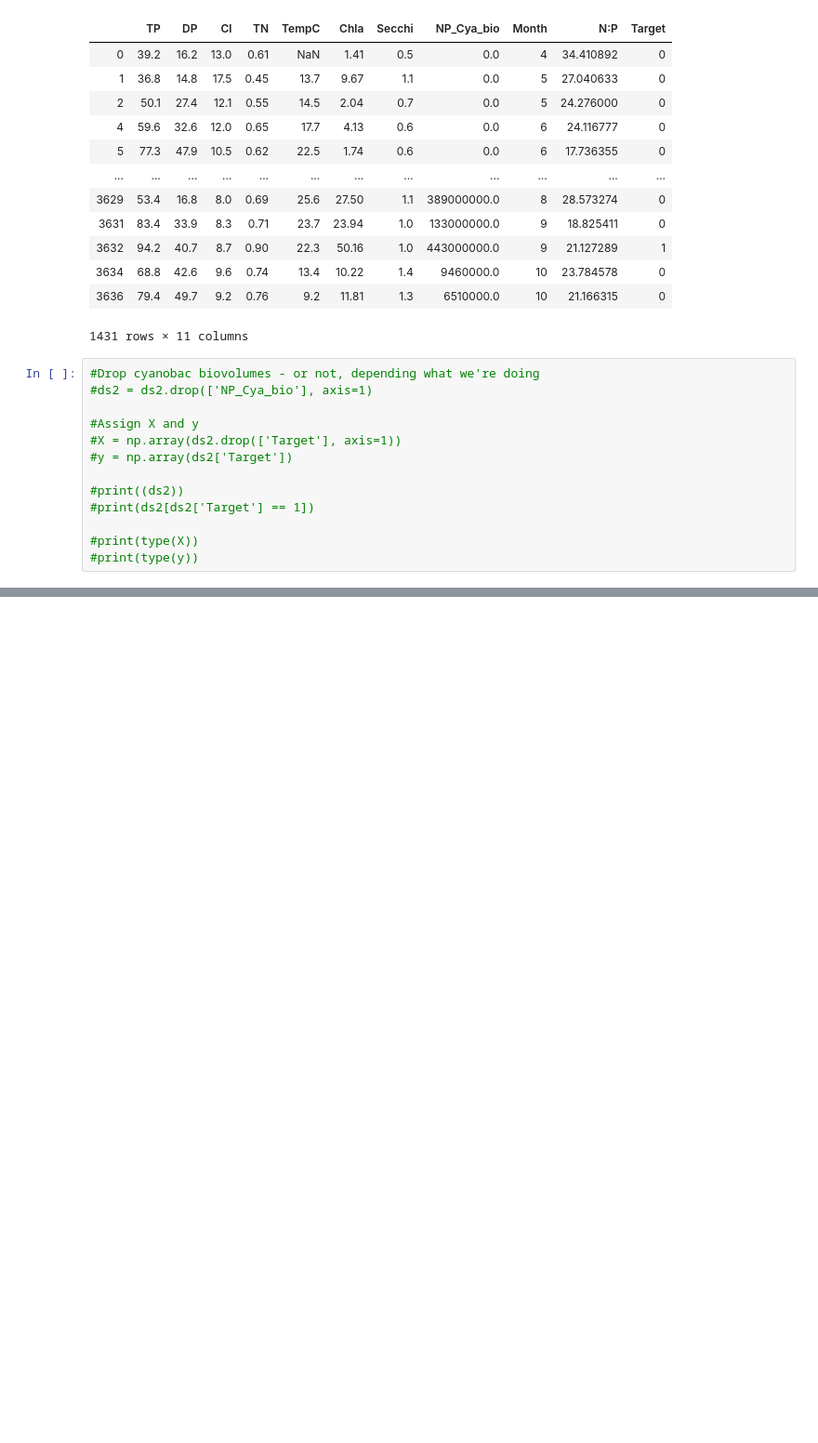
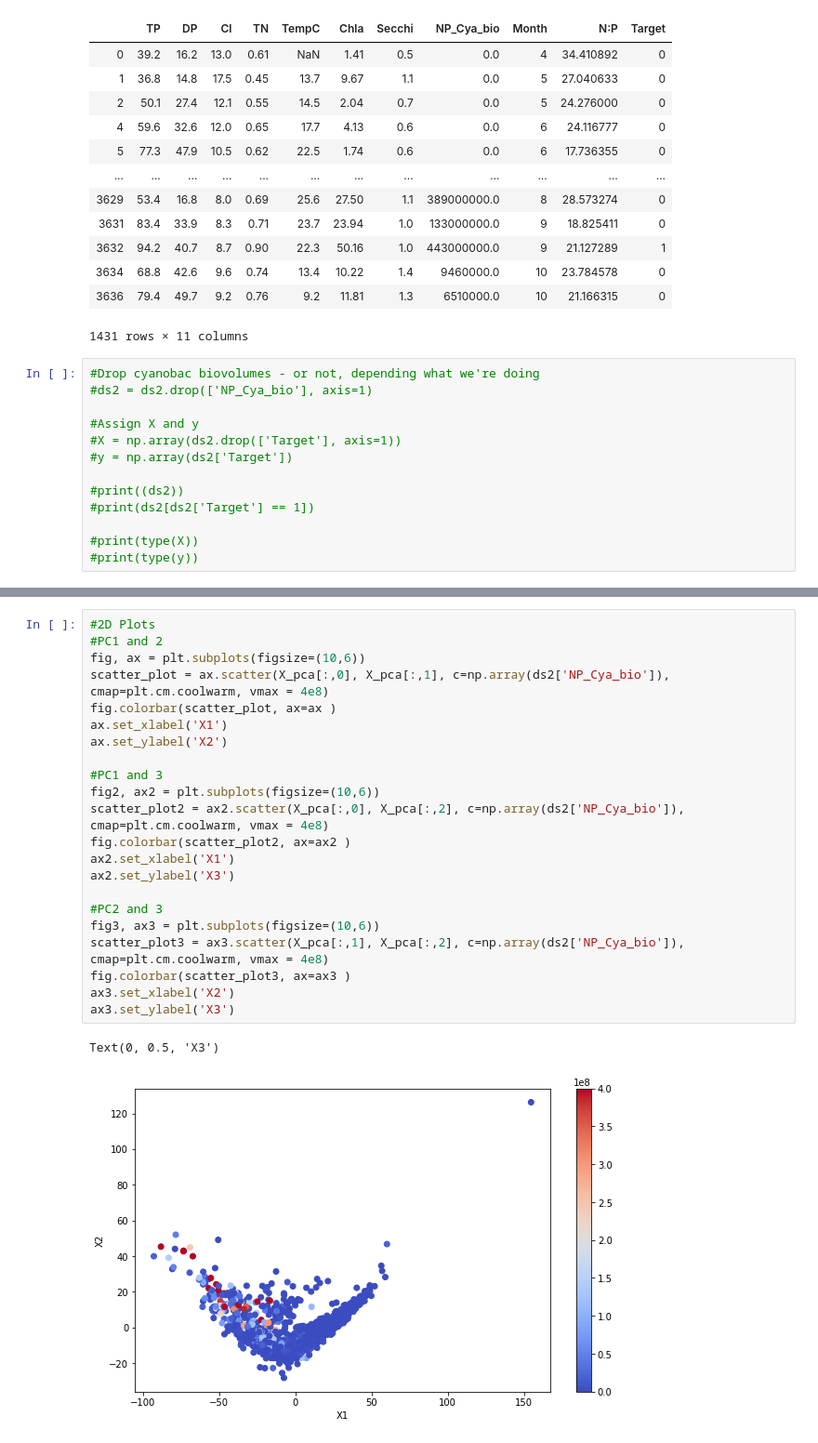
Before and after one commit to timolary/cyanobac-ml, a Jupyter notebook: Cyanobacteria.ipynb, the cells around one changed output, grey strips where cells are left out. Shown at 93% size. Saved outputs shown, nothing was run; the diff lists cells and outputs as text; blank space fills up the shorter version.

```diff
--- a/Cyanobacteria.ipynb
+++ b/Cyanobacteria.ipynb
@@ -156,0 +146,25 @@ Text(0, 0.5, 'X2')
+# %%
+#2D Plots
+#PC1 and 2
+fig, ax = plt.subplots(figsize=(10,6))
+scatter_plot = ax.scatter(X_pca[:,0], X_pca[:,1], c=np.array(ds2['NP_Cya_bio']), cmap=plt.cm.coolwarm, vmax = 4e8)
+fig.colorbar(scatter_plot, ax=ax )
+ax.set_xlabel('X1')
+ax.set_ylabel('X2')
+
+#PC1 and 3
+fig2, ax2 = plt.subplots(figsize=(10,6))
+scatter_plot2 = ax2.scatter(X_pca[:,0], X_pca[:,2], c=np.array(ds2['NP_Cya_bio']), cmap=plt.cm.coolwarm, vmax = 4e8)
+fig.colorbar(scatter_plot2, ax=ax2 )
+ax2.set_xlabel('X1')
+ax2.set_ylabel('X3')
+
+#PC2 and 3
+fig3, ax3 = plt.subplots(figsize=(10,6))
+scatter_plot3 = ax3.scatter(X_pca[:,1], X_pca[:,2], c=np.array(ds2['NP_Cya_bio']), cmap=plt.cm.coolwarm, vmax = 4e8)
+fig.colorbar(scatter_plot3, ax=ax3 )
+ax3.set_xlabel('X2')
+ax3.set_ylabel('X3')
+# %% [output]
+Text(0, 0.5, 'X3')
+[figure, added]
```
Also changed, not shown: parts of 3 cells of this notebook.
